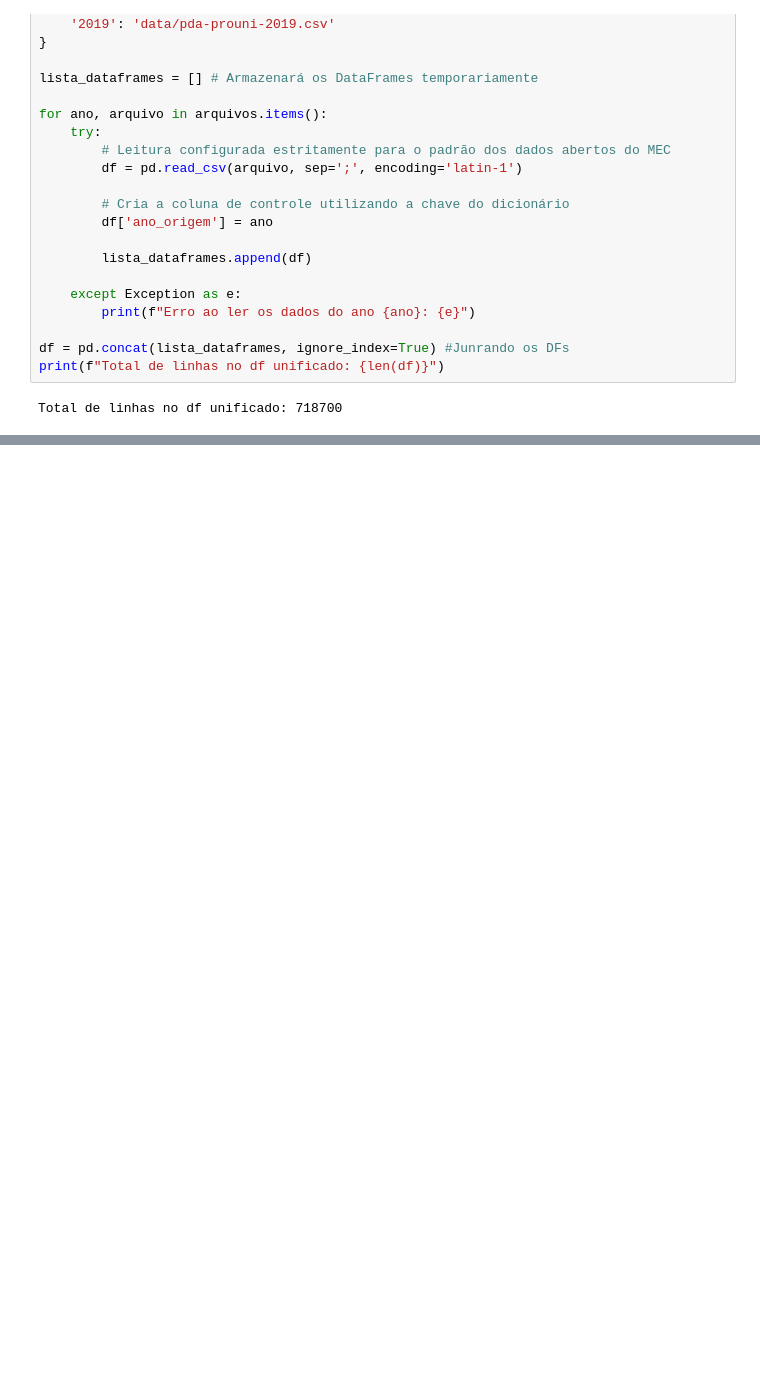
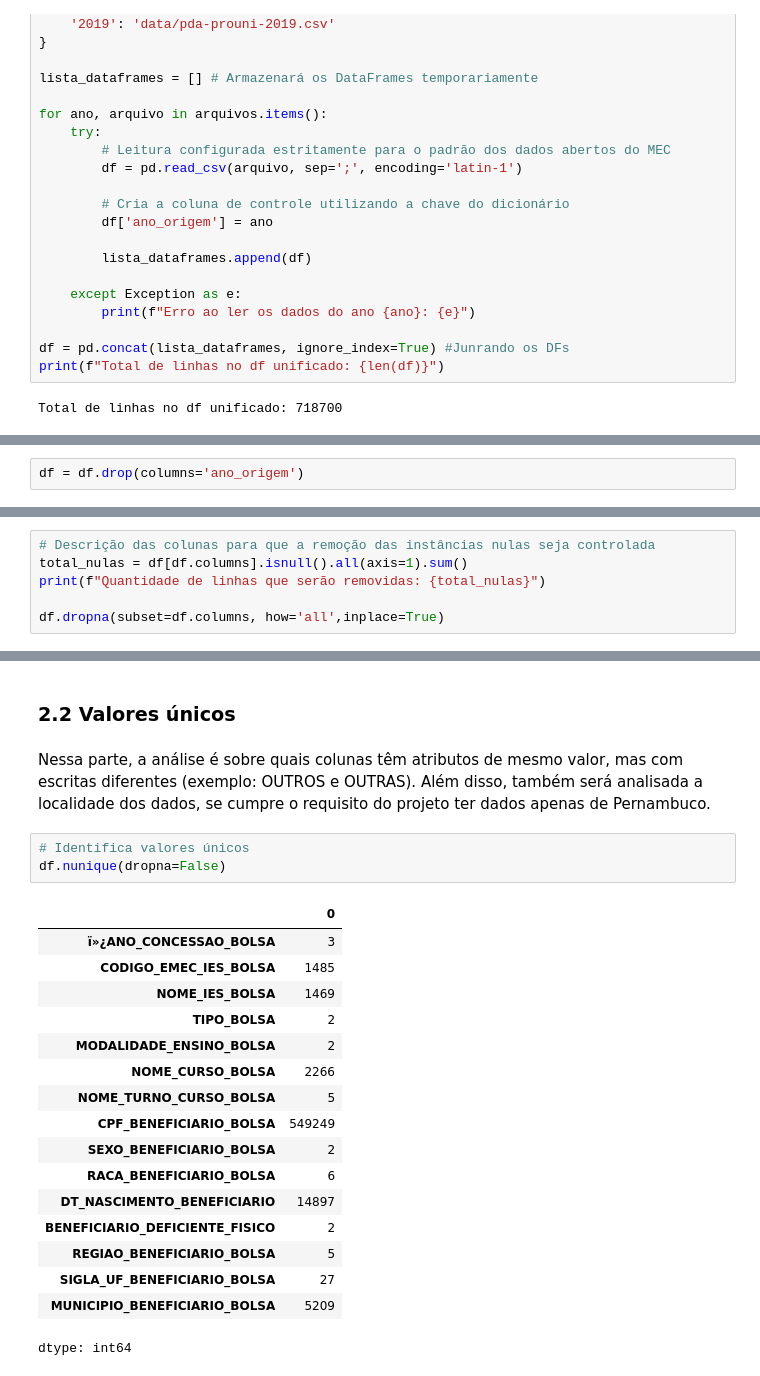
Before and after one commit to Kaynart/Projeto-Pipeline-PROUNI-BD26.1-gp08, a Jupyter notebook: notebooks/ETL.ipynb, the cells around one changed output, grey strips where cells are left out. Drawn from its saved outputs; the diff is of its cells as text; blank space fills up the shorter version.

Commit message:
add Transformação dos dados ETL

```diff
--- a/notebooks/ETL.ipynb
+++ b/notebooks/ETL.ipynb
@@ -45,0 +74,2 @@ Total de linhas no df unificado: 718700
+# %%
+df = df.drop(columns='ano_origem')
@@ -45,0 +129,6 @@ Total de linhas no df unificado: 718700
+# %%
+# Descrição das colunas para que a remoção das instâncias nulas seja controlada
+total_nulas = df[df.columns].isnull().all(axis=1).sum()
+print(f"Quantidade de linhas que serão removidas: {total_nulas}")
+
+df.dropna(subset=df.columns, how='all',inplace=True)
@@ -45,0 +157,25 @@ Total de linhas no df unificado: 718700
+# %% [markdown]
+### 2.2 Valores únicos
+# %% [markdown]
+Nessa parte, a análise é sobre quais colunas têm atributos de mesmo valor, mas com escritas diferentes (exemplo: OUTROS e OUTRAS). Além disso, também será analisada a localidade dos dados, se cumpre o requisito do projeto ter dados apenas de Pernambuco.
+# %%
+# Identifica valores únicos
+df.nunique(dropna=False)
+# %% [output]
+|  | 0 |
+| ï»¿ANO_CONCESSAO_BOLSA | 3 |
+| CODIGO_EMEC_IES_BOLSA | 1485 |
+| NOME_IES_BOLSA | 1469 |
+| TIPO_BOLSA | 2 |
+| MODALIDADE_ENSINO_BOLSA | 2 |
+| NOME_CURSO_BOLSA | 2266 |
+| NOME_TURNO_CURSO_BOLSA | 5 |
+| CPF_BENEFICIARIO_BOLSA | 549249 |
+| SEXO_BENEFICIARIO_BOLSA | 2 |
+| RACA_BENEFICIARIO_BOLSA | 6 |
+| DT_NASCIMENTO_BENEFICIARIO | 14897 |
+| BENEFICIARIO_DEFICIENTE_FISICO | 2 |
+| REGIAO_BENEFICIARIO_BOLSA | 5 |
+| SIGLA_UF_BENEFICIARIO_BOLSA | 27 |
+| MUNICIPIO_BENEFICIARIO_BOLSA | 5209 |
+dtype: int64
```
Also changed, not shown: parts of 29 cells of this notebook.
